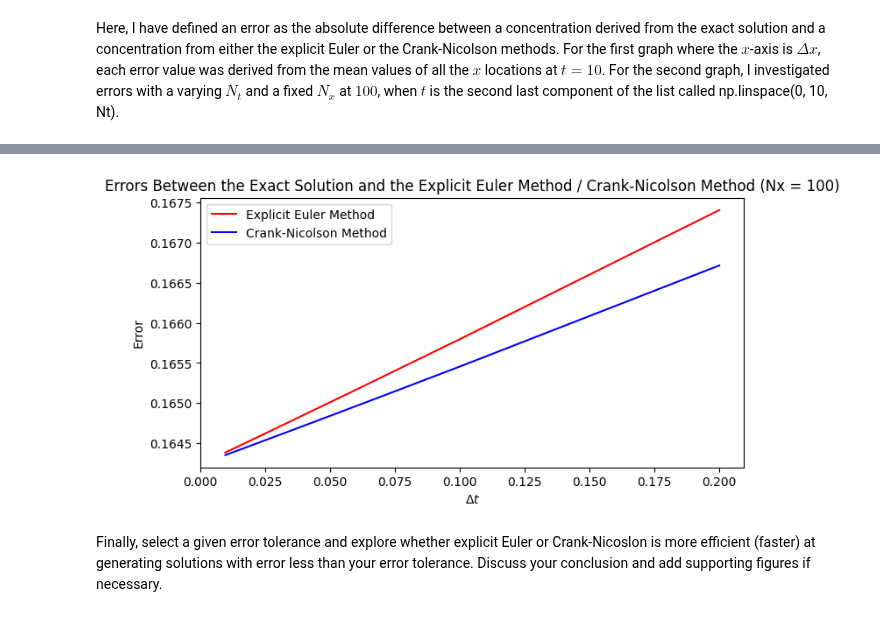
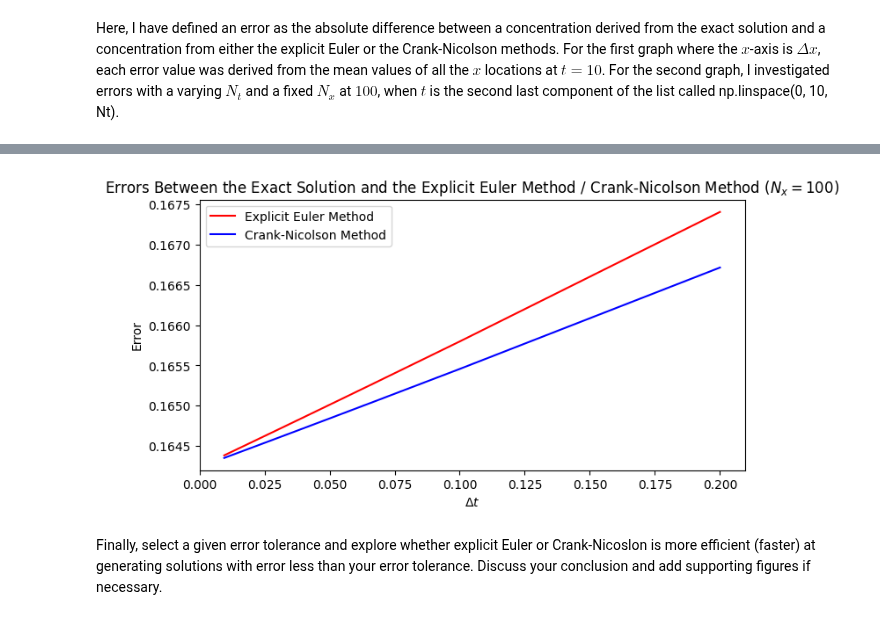
Before and after one commit to Unjin-Jang/QCES, a Jupyter notebook: Project1_numerical_methods.ipynb, the cells around one changed output, grey strips where cells are left out. Saved outputs shown, nothing was run; the diff lists cells and outputs as text; code cells hidden in the pictures.

```diff
--- a/Project1_numerical_methods.ipynb
+++ b/Project1_numerical_methods.ipynb
@@ -286,13 +281,11 @@ import time
 import scipy.sparse as sp
 import scipy.sparse.linalg as spla
 
-
 kappa = 0.001
 errs_EE_Nx = []
 errs_CN_Nx = []
 errs_EE_Nt = []
 errs_CN_Nt = []
-
 
 # As A Function of $\Delta x$
 varying_Nx = range(50, 500, 50)
@@ -312,10 +305,9 @@ plt.xlabel("$\Delta x$")
 plt.ylabel("Error")
 plt.plot(varying_del_x, errs_EE_Nx, label="Explicit Euler Method", color="red")
 plt.plot(varying_del_x, errs_CN_Nx, label="Crank-Nicolson Method", color="blue")
-plt.title("Errors Between the Exact Solution and the Explicit Euler Method / Crank-Nicolson Method (t = 10)")
+plt.title("Errors Between the Exact Solution and the Explicit Euler Method / Crank-Nicolson Method ($t = 10$)")
 plt.legend()
 plt.show()
-
 
 # As A Function of $\Delta t$
 varying_Nt = range(50, 1100, 50)
@@ -336,7 +328,7 @@ plt.xlabel("$\Delta t$")
 plt.ylabel("Error")
 plt.plot(varying_del_t, errs_EE_Nt, label="Explicit Euler Method", color="red")
 plt.plot(varying_del_t, errs_CN_Nt, label="Crank-Nicolson Method", color="blue")
-plt.title("Errors Between the Exact Solution and the Explicit Euler Method / Crank-Nicolson Method (Nx = 100)")
+plt.title("Errors Between the Exact Solution and the Explicit Euler Method / Crank-Nicolson Method ($N_x = 100$)")
 plt.legend()
 plt.show()
 # %% [output]
@@ -377,6 +369,6 @@ Crank-Nicolson method took 0.06 seconds
 Explicit Euler method took 0.07 seconds
 Crank-Nicolson method took 0.06 seconds
-[figure, old version]
+[figure, new version]
 # %% [markdown]
 Finally, select a given error tolerance and explore whether explicit Euler or Crank-Nicoslon is more efficient (faster) at generating solutions with error less than your error tolerance. Discuss your conclusion and add supporting figures if necessary.
 # %% [markdown]
```
Also changed, not shown: parts of 7 cells of this notebook.
